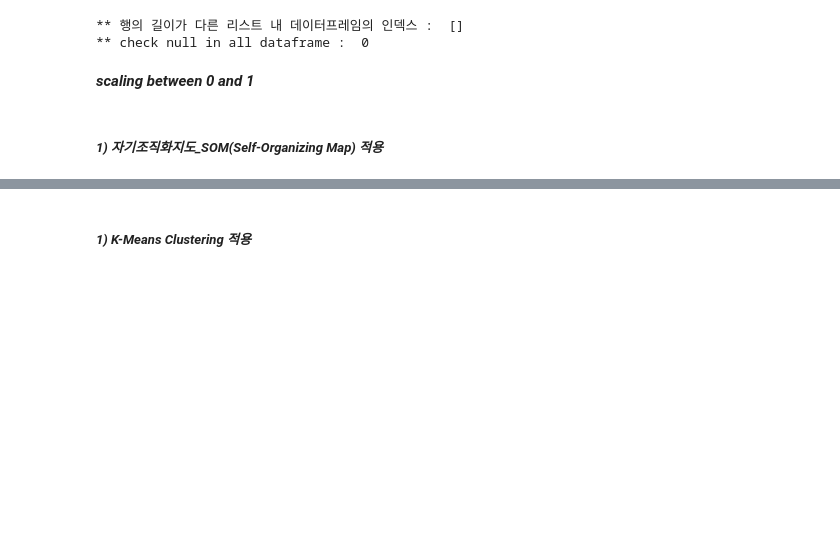
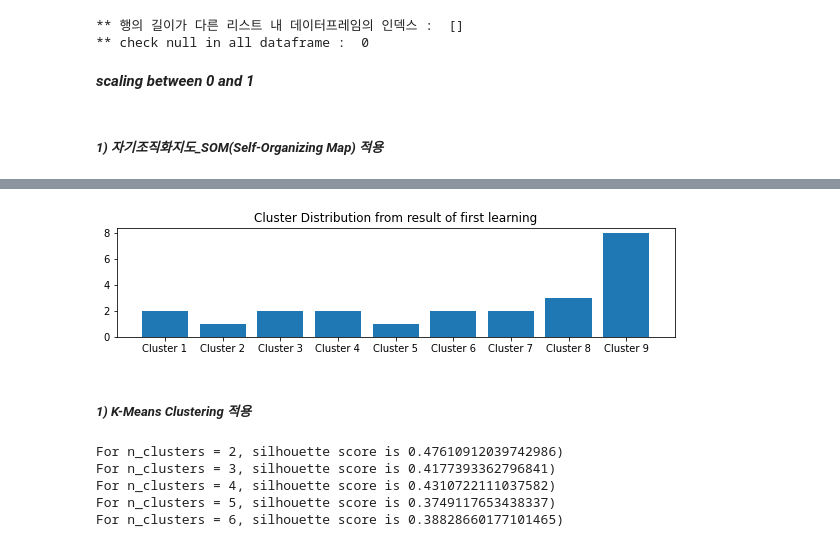
Before and after one commit to mwithgod3952/ML_jh, a Jupyter notebook: Test_version_of_time_series_clustering_with_SOM_and_K_Means_clustering.ipynb, the cells around one changed output, grey strips where cells are left out. Cells and saved outputs as stored; diff of their text form; code cells hidden in the pictures; blank space fills up the shorter version.

```diff
--- a/Test_version_of_time_series_clustering_with_SOM_and_K_Means_clustering.ipynb
+++ b/Test_version_of_time_series_clustering_with_SOM_and_K_Means_clustering.ipynb
@@ -328,3 +313,25 @@ display(map_df_lst[9])
 | MRTSSM44000USS | Cluster 9 |
+# %%
+plt.figure(figsize=(10, 2))
+plt.title("Cluster Distribution from result of first learning")
+plt.bar(cluster_n, dist_df[4])
+plt.show()
+# %% [output]
+[figure, added]
 # %% [markdown]
 ##### ***1) K-Means Clustering 적용***
+# %%
+range_n_clusters = [2, 3, 4, 5, 6]
+for n_clusters in range_n_clusters:
+    clusterer = KMeans(n_clusters=n_clusters)
+    preds = clusterer.fit_predict(mySeries_scaled)
+    centers = clusterer.cluster_centers_
+
+    score = silhouette_score(mySeries_scaled, preds)
+    print("For n_clusters = {}, silhouette score is {})".format(n_clusters, score))
+# %% [output]
+For n_clusters = 2, silhouette score is 0.47610912039742986)
+For n_clusters = 3, silhouette score is 0.4177393362796841)
+For n_clusters = 4, silhouette score is 0.4310722111037582)
+For n_clusters = 5, silhouette score is 0.3749117653438337)
+For n_clusters = 6, silhouette score is 0.38828660177101465)
```
Also changed, not shown: parts of 17 cells of this notebook.
